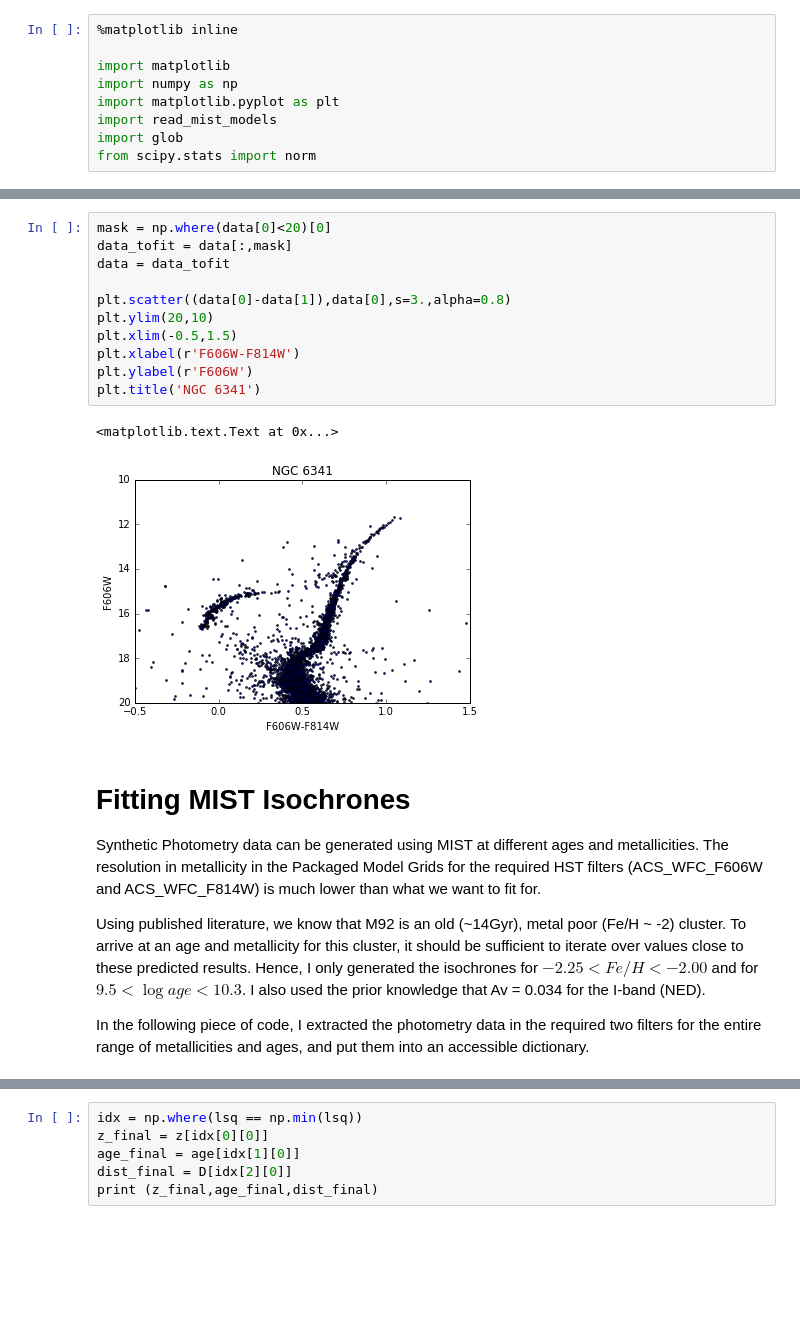
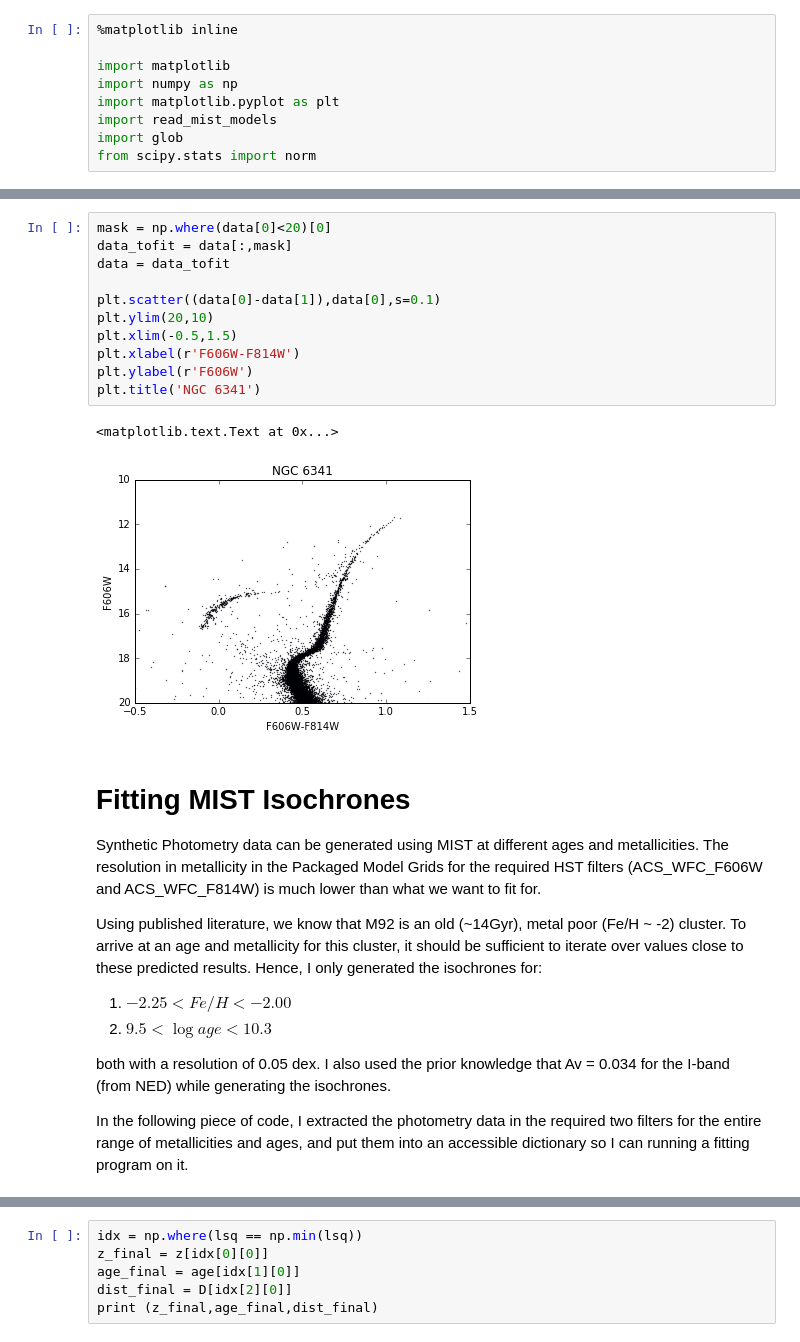
Before and after one commit to dgorthi/ay250, a Jupyter notebook: hw03/isochrone_fitting.ipynb, the cells around one changed output, grey strips where cells are left out. Drawn from its saved outputs; the diff is of its cells as text; blank space fills up the shorter version.

```diff
--- a/hw03/isochrone_fitting.ipynb
+++ b/hw03/isochrone_fitting.ipynb
@@ -23,25 +29,29 @@ ax.set_title('NGC 6341')
 # %%
 mask = np.where(data[0]<20)[0]
 data_tofit = data[:,mask]
 data = data_tofit
 
-plt.scatter((data[0]-data[1]),data[0],s=3.,alpha=0.8)
+plt.scatter((data[0]-data[1]),data[0],s=0.1)
 plt.ylim(20,10)
 plt.xlim(-0.5,1.5)
 plt.xlabel(r'F606W-F814W')
 plt.ylabel(r'F606W')
 plt.title('NGC 6341')
 # %% [output]
 <matplotlib.text.Text at 0x...>
-[figure, old version]
+[figure, new version]
 # %% [markdown]
 # Fitting MIST Isochrones
 
 Synthetic Photometry data can be generated using MIST at different ages and metallicities. The resolution in metallicity in the Packaged Model Grids for the required HST filters (ACS_WFC_F606W and ACS_WFC_F814W) is much lower than what we want to fit for.
 
-Using published literature, we know that M92 is an old (~14Gyr), metal poor (Fe/H ~ -2) cluster. To arrive at an age and metallicity for this cluster, it should be sufficient to iterate over values close to these predicted results. Hence, I only generated the isochrones for $-2.25 < Fe/H < -2.00$ and for $9.5< \log{age} < 10.3$. I also used the prior knowledge that Av = 0.034 for the I-band (NED).
+Using published literature, we know that M92 is an old (~14Gyr), metal poor (Fe/H ~ -2) cluster. To arrive at an age and metallicity for this cluster, it should be sufficient to iterate over values close to these predicted results. Hence, I only generated the isochrones for:
+1. $-2.25 < Fe/H < -2.00$
+2. $9.5< \log{age} < 10.3$
 
-In the following piece of code, I extracted the photometry data in the required two filters for the entire range of metallicities and ages, and put them into an accessible dictionary.
+both with a resolution of 0.05 dex. I also used the prior knowledge that Av = 0.034 for the I-band (from NED) while generating the isochrones.
+
+In the following piece of code, I extracted the photometry data in the required two filters for the entire range of metallicities and ages, and put them into an accessible dictionary so I can running a fitting program on it.
 # %%
 isochrones = {}
 i = 0
```
Also changed, not shown: parts of 21 cells of this notebook.
